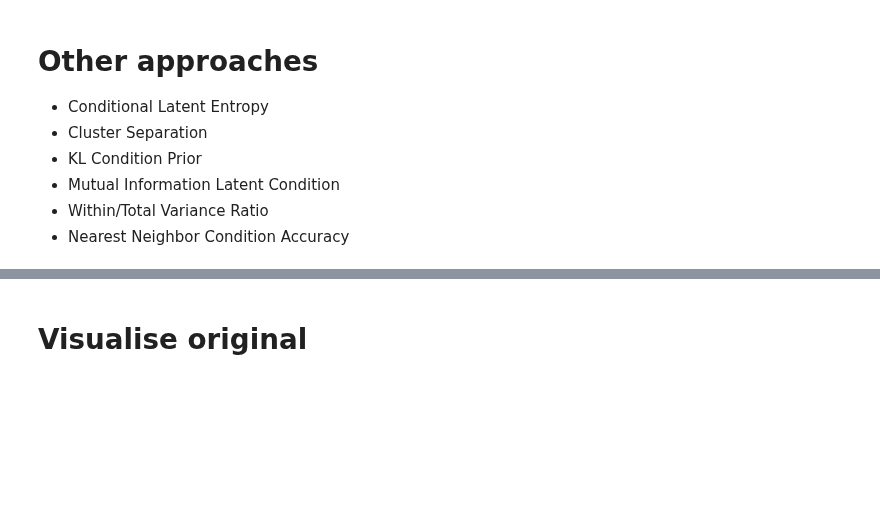
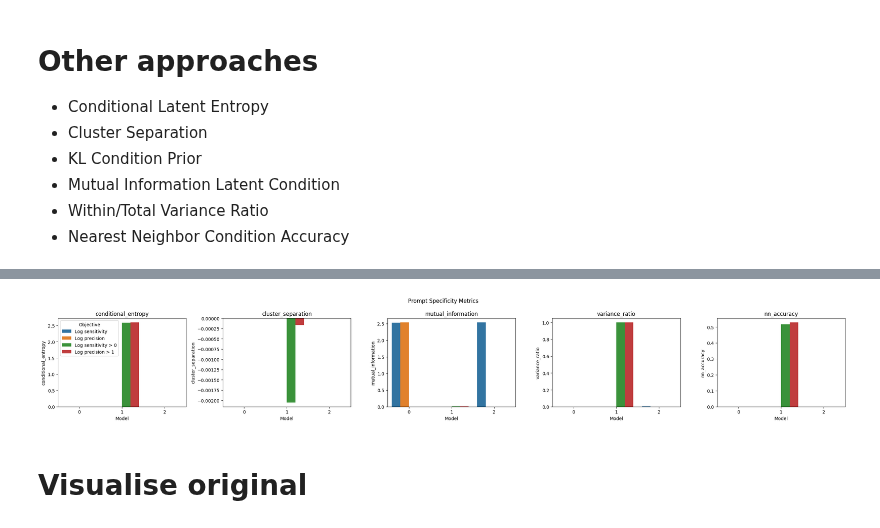
Before and after one commit to olive004/EvoScaper, a Jupyter notebook: notebooks/13_prompt_specificity.ipynb, the cells around one changed output, grey strips where cells are left out. Cells and saved outputs as stored; diff of their text form; code cells hidden in the pictures; blank space fills up the shorter version.

```diff
--- a/notebooks/13_prompt_specificity.ipynb
+++ b/notebooks/13_prompt_specificity.ipynb
@@ -680,3 +729,16 @@ NN Condition Accuracy: 0.5282 (higher is more specific)
+# %%
+metrics = df_results[~df_results['Metric Type'].isin(['mutual_information_per_dim', 'per_condition_entropy'])]['Metric Type'].unique()
+fig, axs = plt.subplots(1, len(metrics), figsize=(5*len(metrics), 4))
+for im, metric in enumerate(metrics):
+    sns.barplot(df_results[df_results['Metric Type'] == metric], x='Model', y='Metric Value', hue='Objective', ax=axs[im],
+                legend=False if im > 0 else True)
+    axs[im].set_ylabel(metric)
+    axs[im].set_title(metric)
+plt.suptitle('Prompt Specificity Metrics')
+plt.tight_layout()
+plt.show()
+# %% [output]
+[figure, added]
 # %% [markdown]
 # Visualise original
 # %%
```
Also changed, not shown: parts of 6 cells of this notebook.
